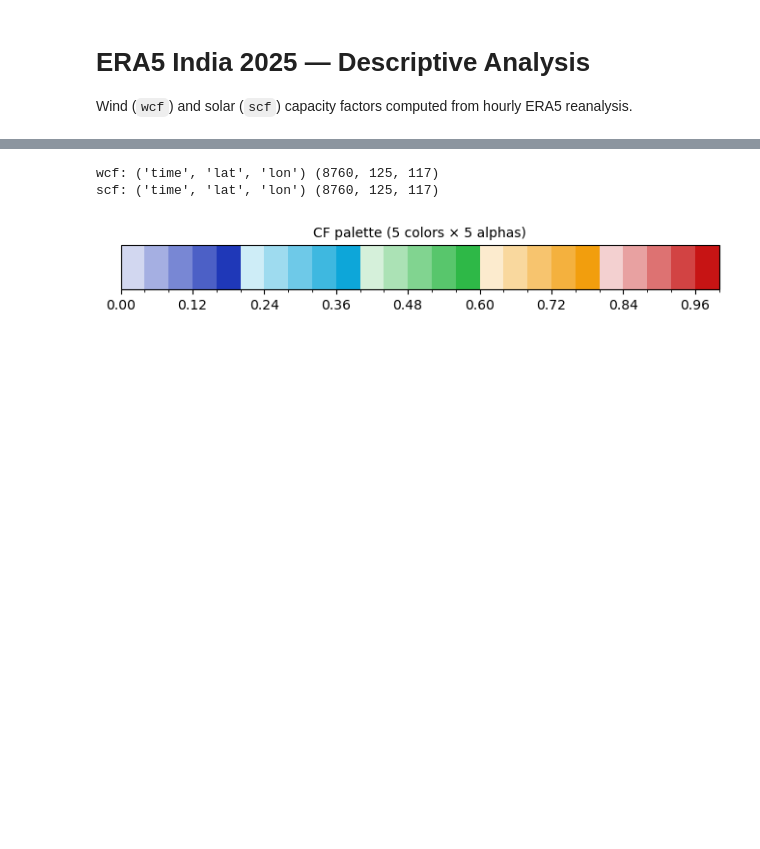
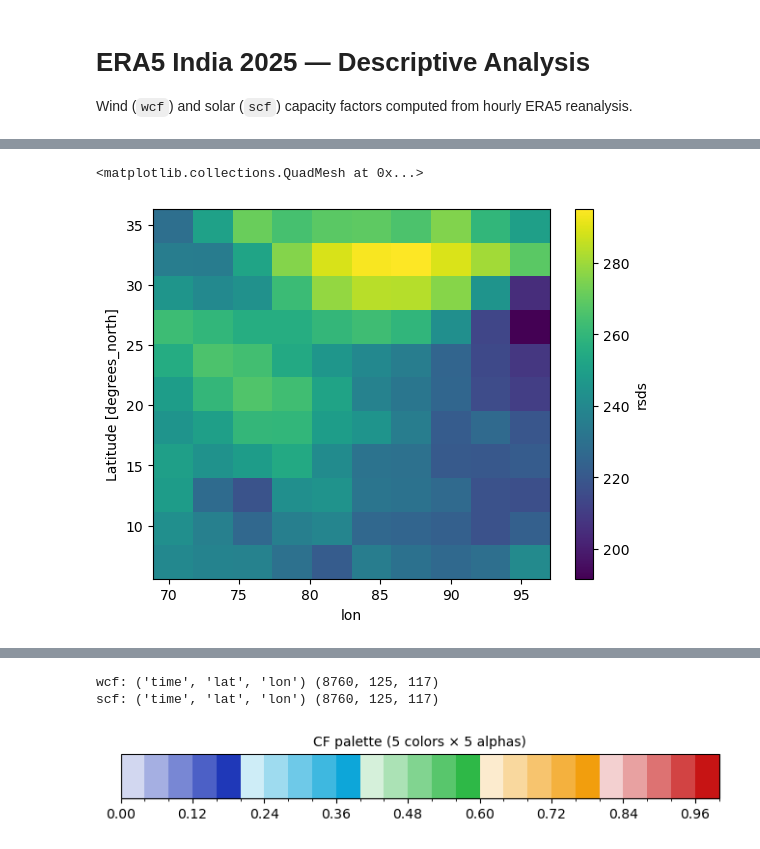
Before and after one commit to colinlenoble/renewable_india, a Jupyter notebook: code/diagnostics/notebooks/01_era5_descriptive_analysis.ipynb, the cells around one changed output, grey strips where cells are left out. Cells and saved outputs as stored; diff of their text form; code cells hidden in the pictures; blank space fills up the shorter version.

```diff
--- a/code/diagnostics/notebooks/01_era5_descriptive_analysis.ipynb
+++ b/code/diagnostics/notebooks/01_era5_descriptive_analysis.ipynb
@@ -3,0 +275,7 @@ Wind (`wcf`) and solar (`scf`) capacity factors computed from hourly ERA5 reanal
+# %%
+path_Can = '../../../data\\raw\\CanESM5\\rsds_day_CanESM5_historical_r10i1p1f1_185001-201412_india.nc'
+ds_Can = xr.open_dataset(path_Can)
+ds_Can.rsds.mean(dim='time').plot()
+# %% [output]
+<matplotlib.collections.QuadMesh at 0x...>
+[figure, added]
```
Also changed, not shown: parts of 33 cells of this notebook, 24 other files.
